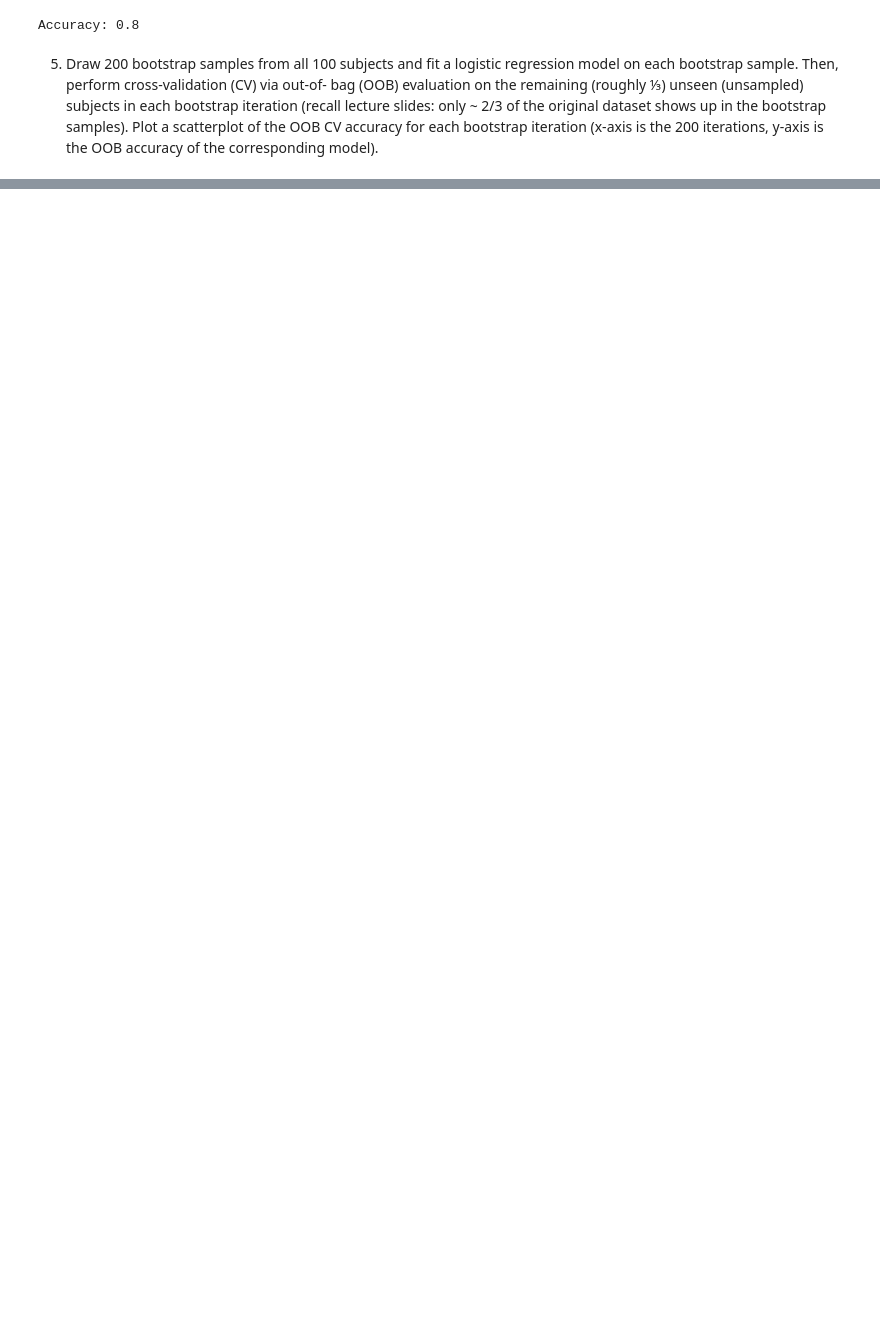
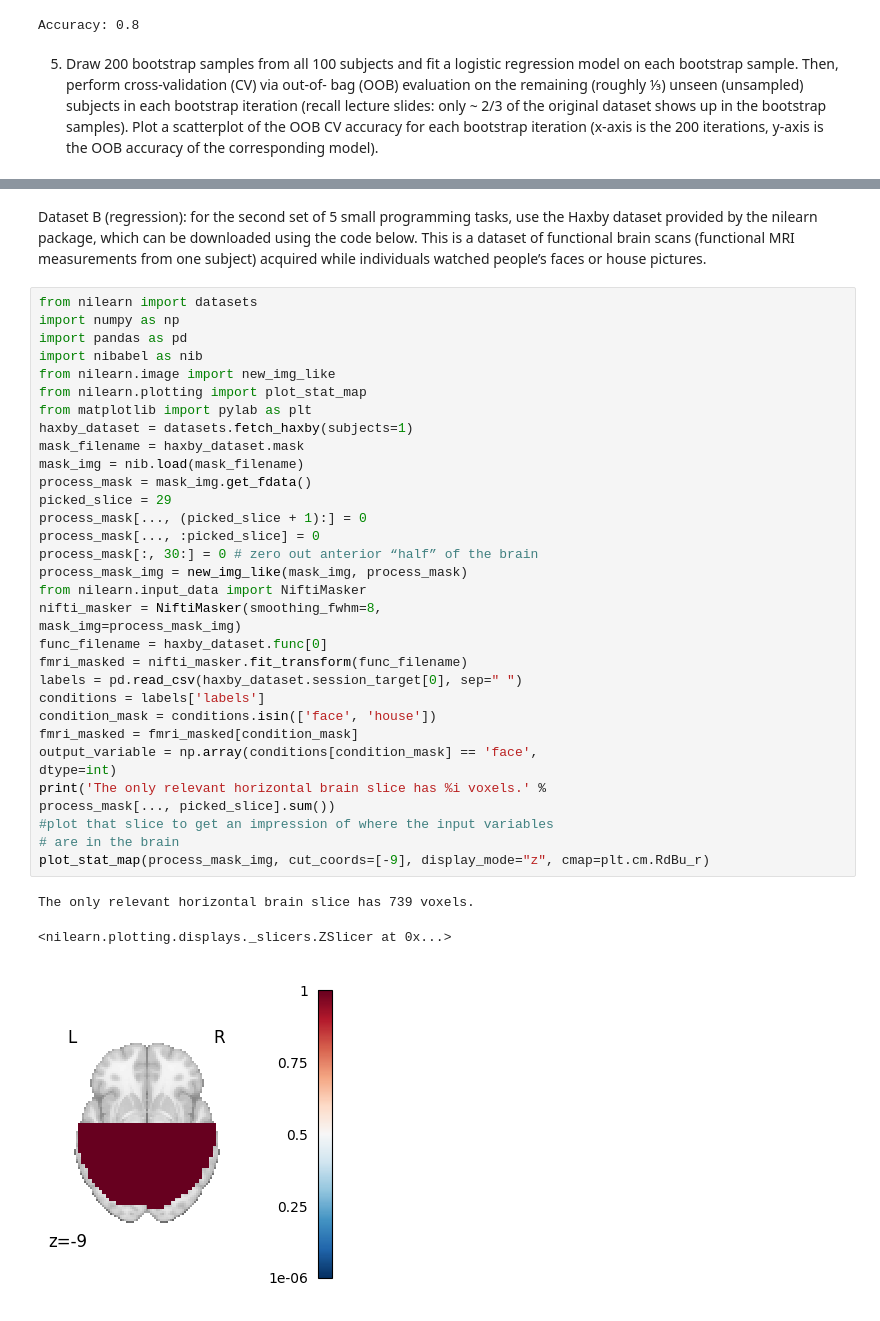
Before and after one commit to YazdanZ/Machine-Learning-for-Biomedical-Data, a Jupyter notebook: A2/Challenge2_Yazdan_Zinati.ipynb, the cells around one changed output, grey strips where cells are left out. Drawn from its saved outputs; the diff is of its cells as text; blank space fills up the shorter version.

```diff
--- a/A2/Challenge2_Yazdan_Zinati.ipynb
+++ b/A2/Challenge2_Yazdan_Zinati.ipynb
@@ -317,0 +319,42 @@ oob mean accuracy: 0.7418422263033492
+# %% [markdown]
+Dataset B (regression): for the second set of 5 small programming tasks, use the Haxby
+dataset provided by the nilearn package, which can be downloaded using the code below.
+This is a dataset of functional brain scans (functional MRI measurements from one subject)
+acquired while individuals watched people’s faces or house pictures.
+# %%
+from nilearn import datasets
+import numpy as np
+import pandas as pd
+import nibabel as nib
+from nilearn.image import new_img_like
+from nilearn.plotting import plot_stat_map
+from matplotlib import pylab as plt
+haxby_dataset = datasets.fetch_haxby(subjects=1)
+mask_filename = haxby_dataset.mask
+mask_img = nib.load(mask_filename)
+process_mask = mask_img.get_fdata()
+picked_slice = 29
+process_mask[..., (picked_slice + 1):] = 0
+process_mask[..., :picked_slice] = 0
+process_mask[:, 30:] = 0 # zero out anterior “half” of the brain
+process_mask_img = new_img_like(mask_img, process_mask)
+from nilearn.input_data import NiftiMasker
+nifti_masker = NiftiMasker(smoothing_fwhm=8,
+mask_img=process_mask_img)
+func_filename = haxby_dataset.func[0]
+fmri_masked = nifti_masker.fit_transform(func_filename)
+labels = pd.read_csv(haxby_dataset.session_target[0], sep=" ")
+conditions = labels['labels']
+condition_mask = conditions.isin(['face', 'house'])
+fmri_masked = fmri_masked[condition_mask]
+output_variable = np.array(conditions[condition_mask] == 'face',
+dtype=int)
+print('The only relevant horizontal brain slice has %i voxels.' %
+process_mask[..., picked_slice].sum())
+#plot that slice to get an impression of where the input variables
+# are in the brain
+plot_stat_map(process_mask_img, cut_coords=[-9], display_mode="z", cmap=plt.cm.RdBu_r)
+# %% [output]
+The only relevant horizontal brain slice has 739 voxels.
+<nilearn.plotting.displays._slicers.ZSlicer at 0x...>
+[figure, added]
```
Also changed, not shown: parts of 28 cells of this notebook, 2 other files.
